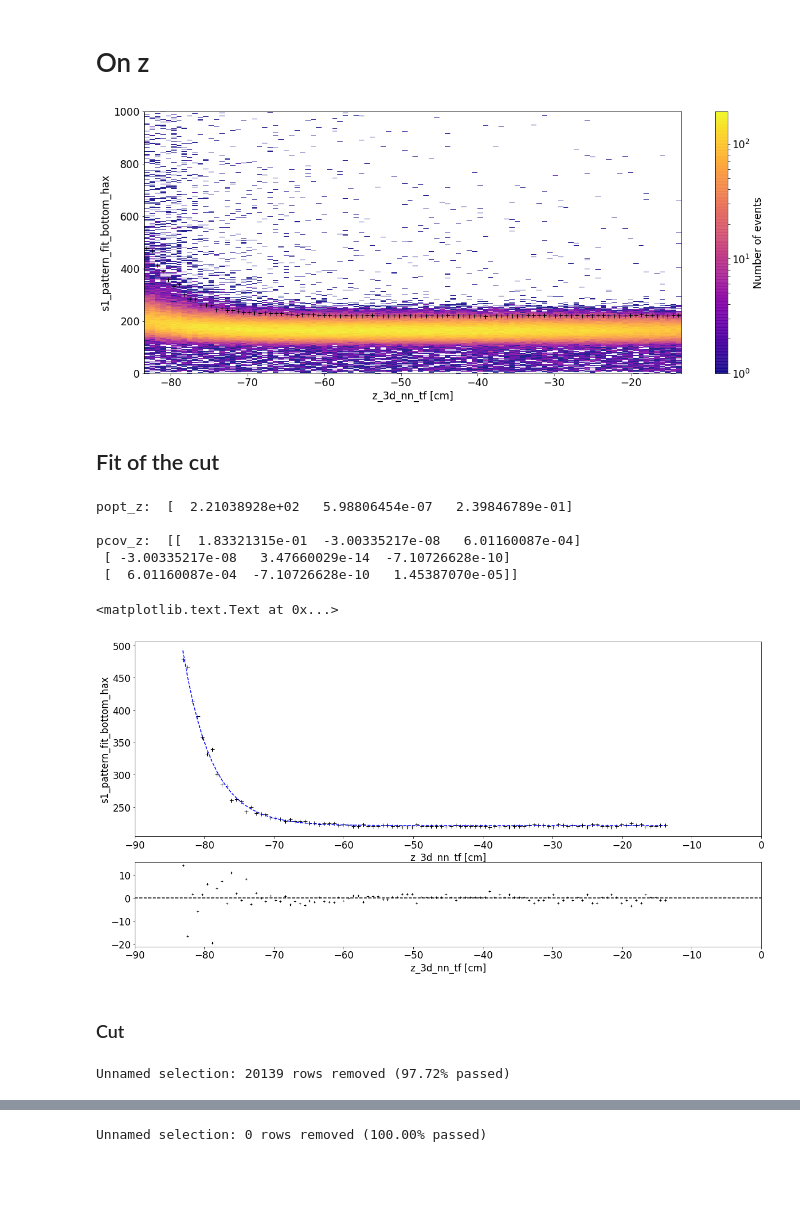
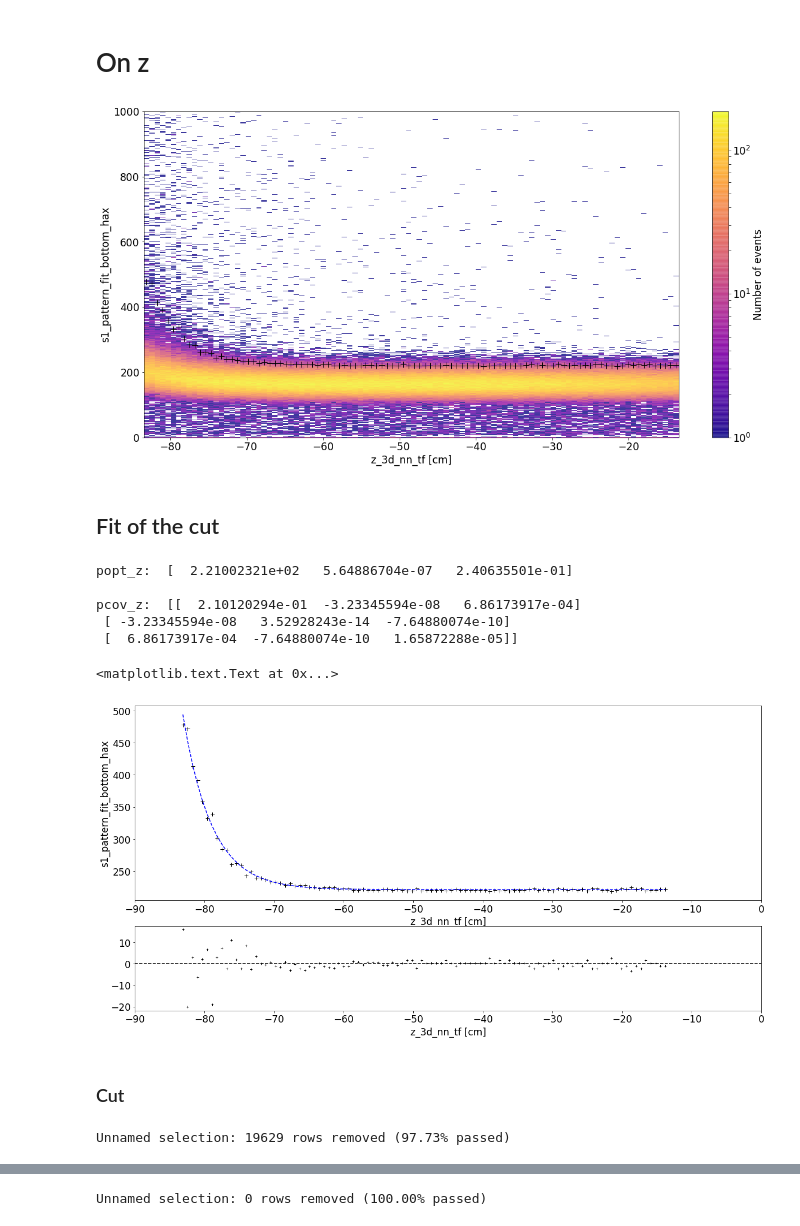
Before and after one commit to GiovanniVolta/S1PatternLikelihoodExtended, a Jupyter notebook: notebook/Cut_v7.ipynb, the cells around one changed output, grey strips where cells are left out. Saved outputs shown, nothing was run; the diff lists cells and outputs as text; code cells hidden in the pictures; blank space fills up the shorter version.

```diff
--- a/notebook/Cut_v7.ipynb
+++ b/notebook/Cut_v7.ipynb
@@ -24,7 +24,7 @@ project_path = '/project/lgrandi/giovo/pickle_haxcache/pax_v6.10.1/'
 # %% [markdown]
 ### Opening data
 # %%
-file = project_path + 'data_cut_SR1_S1PL.pkl'
+file = project_path + 'data_cut_new_SR1_S1PL.pkl'
 data = pd.read_pickle(file)
 # %%
 #file4 = '/project/lgrandi/ccapelli/haxcache/bkg_newmaps_pax6.10.1_aftercuts.haxcache'
@@ -151,24 +181,22 @@ perc_z = percentile_numeric(hist = hist_1, xbins= xbins_1, ybins = ybins_1, q=0.
 # xbins_center_valid -> correspondent s1 to 99,7% s1 pattern fit
 del hist_1, xbins_1, ybins_1
 # %%
-fig = plt.figure(figsize=(20,8))
-
 hist_z, xbins_z, ybins_z, _ = plt.hist2d(data['z_3d_nn_tf'],
                                          data['s1_pattern_fit_bottom_hax'],
                                          bins=(100,1000),
                                          range=((-83.45, -13.45), (0.0,1000)),
                                          cmap=plt.cm.plasma,
                                          norm=matplotlib.colors.LogNorm(),
-                                         cmin = 1,alpha = 0.9)
-plt.plot(xbins_center_z, perc_z, 'k+', ms = 7)
+                                         cmin = 1,alpha = 0.8)
+plt.plot(xbins_center_z, perc_z, 'k+', ms = 10)
 plt.colorbar(label='Number of events')
 
 plt.xlabel('z_3d_nn_tf [cm]')
 plt.ylabel('s1_pattern_fit_bottom_hax')
 
 del hist_z, xbins_z, ybins_z, _
 # %% [output]
-[figure, old version]
+[figure, new version]
 # %% [markdown]
 ## Fit of the cut
 # %%
@@ -193,11 +221,11 @@ plt.hlines(y=0, xmin=-90, xmax = 0 , linestyles='dashed')
 plt.xlim(-90,0)
 plt.xlabel('z_3d_nn_tf [cm]')
 # %% [output]
-popt_z:  [  2.21038928e+02   5.98806454e-07   2.39846789e-01]
+popt_z:  [  2.21002321e+02   5.64886704e-07   2.40635501e-01]
 
-pcov_z:  [[  1.83321315e-01  -3.00335217e-08   6.01160087e-04]
- [ -3.00335217e-08   3.47660029e-14  -7.10726628e-10]
- [  6.01160087e-04  -7.10726628e-10   1.45387070e-05]]
+pcov_z:  [[  2.10120294e-01  -3.23345594e-08   6.86173917e-04]
+ [ -3.23345594e-08   3.52928243e-14  -7.64880074e-10]
+ [  6.86173917e-04  -7.64880074e-10   1.65872288e-05]]
 <matplotlib.text.Text at 0x...>
 [figure]
 # %% [markdown]
@@ -207,7 +235,7 @@ data_cut_z = data.copy()
 data_cut_z['CutS1PF_z'] = (data_cut_z['s1_pattern_fit_bottom_hax'] < exp(data_cut_z['z_3d_nn_tf'], *popt_z))
 data_cut_z = hax.cuts.selection(data_cut_z, data_cut_z['CutS1PF_z'] == True)
 # %% [output]
-Unnamed selection: 20139 rows removed (97.72% passed)
+Unnamed selection: 19629 rows removed (97.73% passed)
 # %%
 y = []
 for i in range(len(xbins_center_z)):
```
Also changed, not shown: parts of 22 cells of this notebook, 17 other files.
